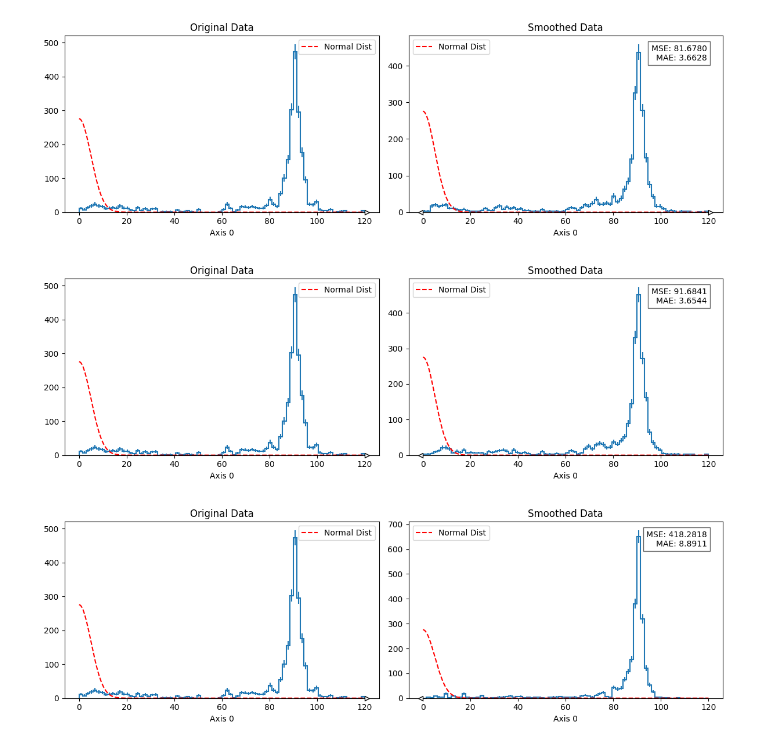
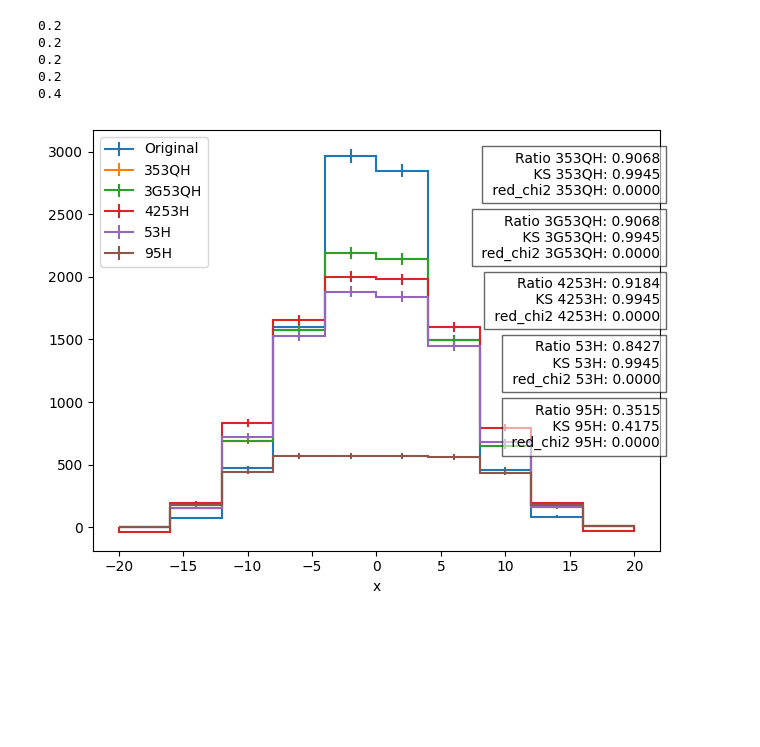
Before and after one commit to pingmar/smoothing_algorithms, a Jupyter notebook: smoothing_code.ipynb, the cells around one changed output. Cells and saved outputs as stored; diff of their text form; code cells hidden in the pictures; blank space fills up the shorter version.

```diff
--- a/smoothing_code.ipynb
+++ b/smoothing_code.ipynb
@@ -193,0 +209,8 @@ print_both(data, Smoothing(data, '3G53QH', twice=5), bin, 1, mean, std_dev)
+# %%
+def reduced_chi2(data1, data2, variance):
+    mask = variance > 0
+    chi_2 = np.sum(((data1[mask] - data2[mask]) ** 2) / (variance[mask]))
+    n_dof = np.count_nonzero(mask) - 1
+    #reduced_chi2 = chi2 / ndf
+    reduced_chi2 = chi2.sf(chi_2, n_dof)
+    return reduced_chi2
@@ -193,0 +223,34 @@ print_both(data, Smoothing(data, '3G53QH', twice=5), bin, 1, mean, std_dev)
+# %%
+def print_mult_dif(data, algorithms, bins):
+    if isinstance(algorithms, str):
+        algorithms = [algorithms]
+
+    bins_number, s, e = bins
+
+    ax = hist.axis.Regular(bins_number, s, e, name="x")
+    cax = hist.axis.StrCategory(['Original'] + algorithms, name="c")
+    full_hist = hist.Hist(ax, cax)
+    full_hist.fill(x=data, c="Original")
+    bin_counts = full_hist.counts()[:, 0]
+    for num, algorithm in enumerate(algorithms, 1):
+        mod_data = Smoothing(bin_counts, algorithm, twice=1)
+        ratio = sum(mod_data) / sum(bin_counts)
+
+        full_hist[..., num] = mod_data
+
+        ks_stat, ks_pvalue = ks_2samp(bin_counts, mod_data)
+        print(ks_stat)
+        red_chi2 = reduced_chi2(bin_counts, mod_data, full_hist.variances()[:, 0])
+        textstr = f'Ratio {algorithm}: {ratio:.4f}\n KS {algorithm}: {ks_pvalue:.4f}\n red_chi2 {algorithm}: {red_chi2:.4f}'
+        plt.text(1, 0.95 - 0.15*(num-1), textstr,
+                 transform=plt.gca().transAxes,
+                 fontsize=10, verticalalignment='top', horizontalalignment='right',
+                 bbox=dict(facecolor='white', alpha=0.6))
+
+        plt.tight_layout()
+    s = full_hist.stack("c")
+    s.plot()
+    plt.legend()
+    plt.show()
+    #for algorithm in algorithms:
+    #    s['Original'].plot_ratio(s[algorithm])
@@ -202,12 +267,9 @@ print_both(data, Smoothing(data, '353QH', twice=1), bin, 1, mean, std_dev)
-# %%
-print_both(data, Smoothing(data, '3G53QH', twice=5), bin, 1, mean, std_dev)
-# %% [output]
-[figure, removed]
-# %%
-print_both(data, Smoothing(data, '53H', twice=1), bin, 1, mean, std_dev)
-# %% [output]
-[figure, removed]
-# %%
-print_both(data, Smoothing(data, '95H', twice=1), bin, 1, mean, std_dev)
-# %% [output]
-[figure, removed]
+# %%
+print_mult_dif(data, ['353QH','3G53QH', '4253H', '53H', '95H'], bin)
+# %% [output]
+0.2
+0.2
+0.2
+0.2
+0.4
+[figure, added]
```
Also changed, not shown: parts of 34 cells of this notebook.
